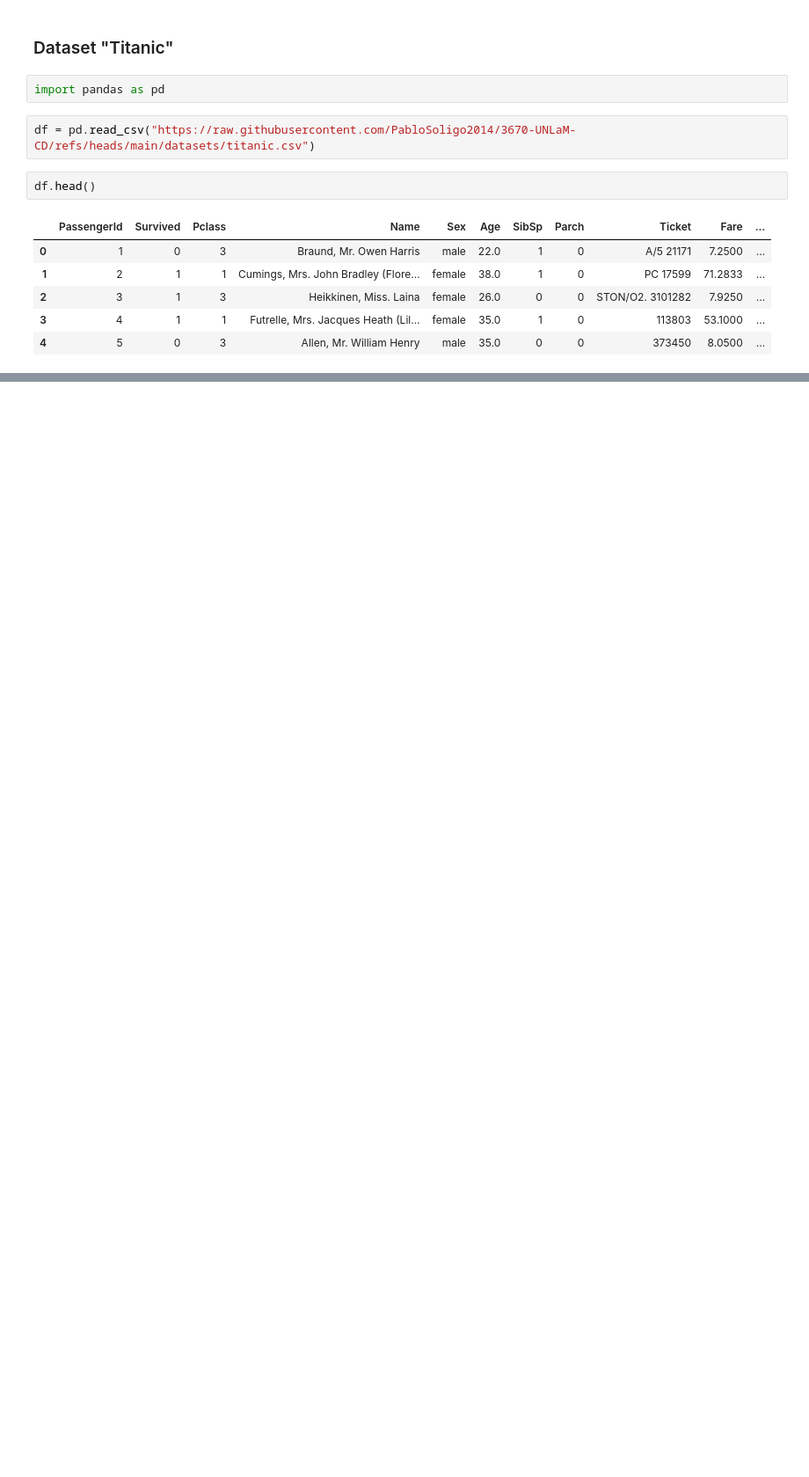
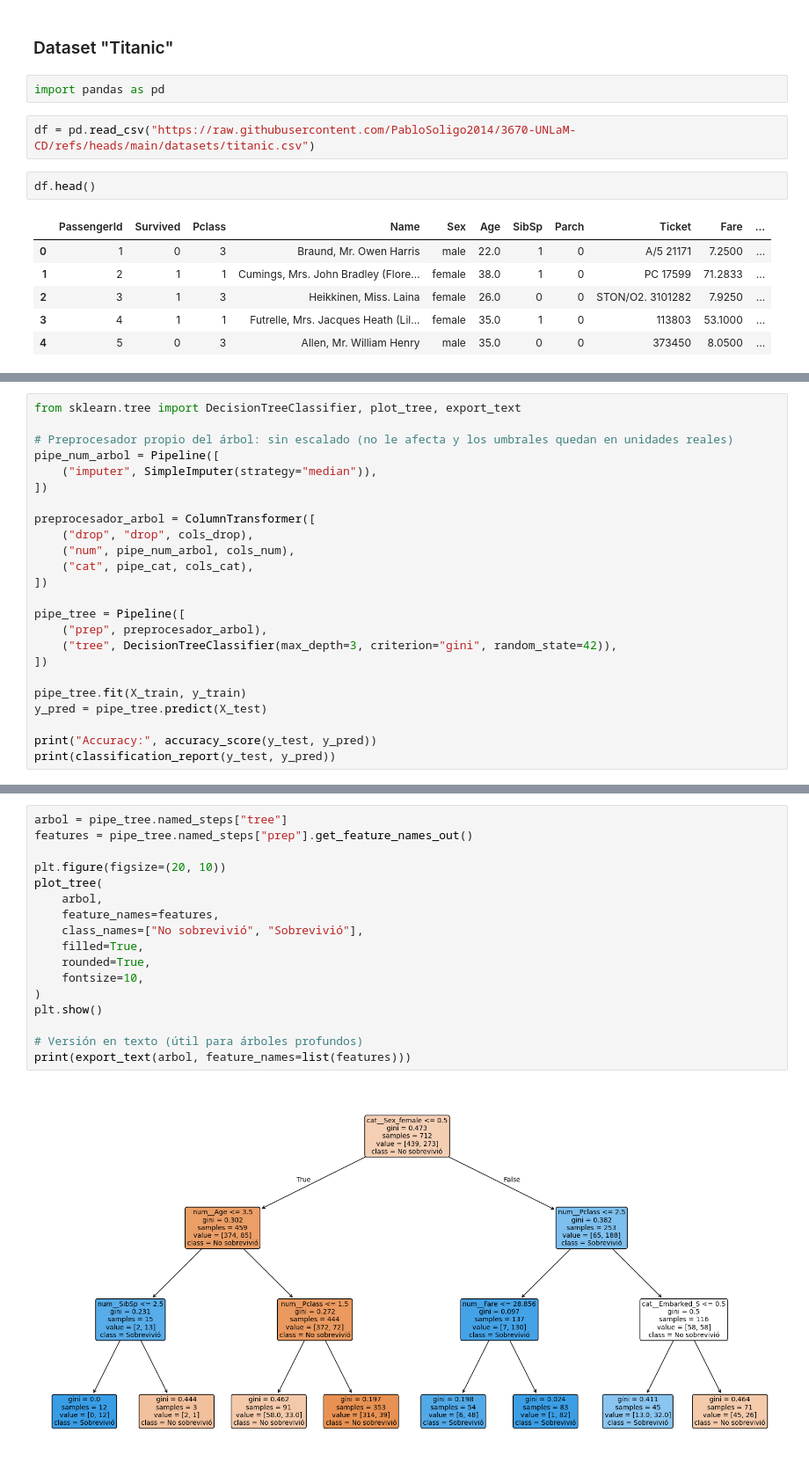
Before and after one commit to MartinDido100/ciencia-de-datos, a Jupyter notebook: ToolsTitanic.ipynb, the cells around one changed output, grey strips where cells are left out. Shown at 88% size. Cells and saved outputs as stored; diff of their text form; blank space fills up the shorter version.

```diff
--- a/ToolsTitanic.ipynb
+++ b/ToolsTitanic.ipynb
@@ -47,0 +125,24 @@ dtype: float64
+# %%
+from sklearn.tree import DecisionTreeClassifier, plot_tree, export_text
+
+# Preprocesador propio del árbol: sin escalado (no le afecta y los umbrales quedan en unidades reales)
+pipe_num_arbol = Pipeline([
+    ("imputer", SimpleImputer(strategy="median")),
+])
+
+preprocesador_arbol = ColumnTransformer([
+    ("drop", "drop", cols_drop),
+    ("num", pipe_num_arbol, cols_num),
+    ("cat", pipe_cat, cols_cat),
+])
+
+pipe_tree = Pipeline([
+    ("prep", preprocesador_arbol),
+    ("tree", DecisionTreeClassifier(max_depth=3, criterion="gini", random_state=42)),
+])
+
+pipe_tree.fit(X_train, y_train)
+y_pred = pipe_tree.predict(X_test)
+
+print("Accuracy:", accuracy_score(y_test, y_pred))
+print(classification_report(y_test, y_pred))
@@ -47,0 +159,19 @@ dtype: float64
+# %%
+arbol = pipe_tree.named_steps["tree"]
+features = pipe_tree.named_steps["prep"].get_feature_names_out()
+
+plt.figure(figsize=(20, 10))
+plot_tree(
+    arbol,
+    feature_names=features,
+    class_names=["No sobrevivió", "Sobrevivió"],
+    filled=True,
+    rounded=True,
+    fontsize=10,
+)
+plt.show()
+
+# Versión en texto (útil para árboles profundos)
+print(export_text(arbol, feature_names=list(features)))
+# %% [output]
+[figure, added]
```
Also changed, not shown: parts of 13 cells of this notebook.
